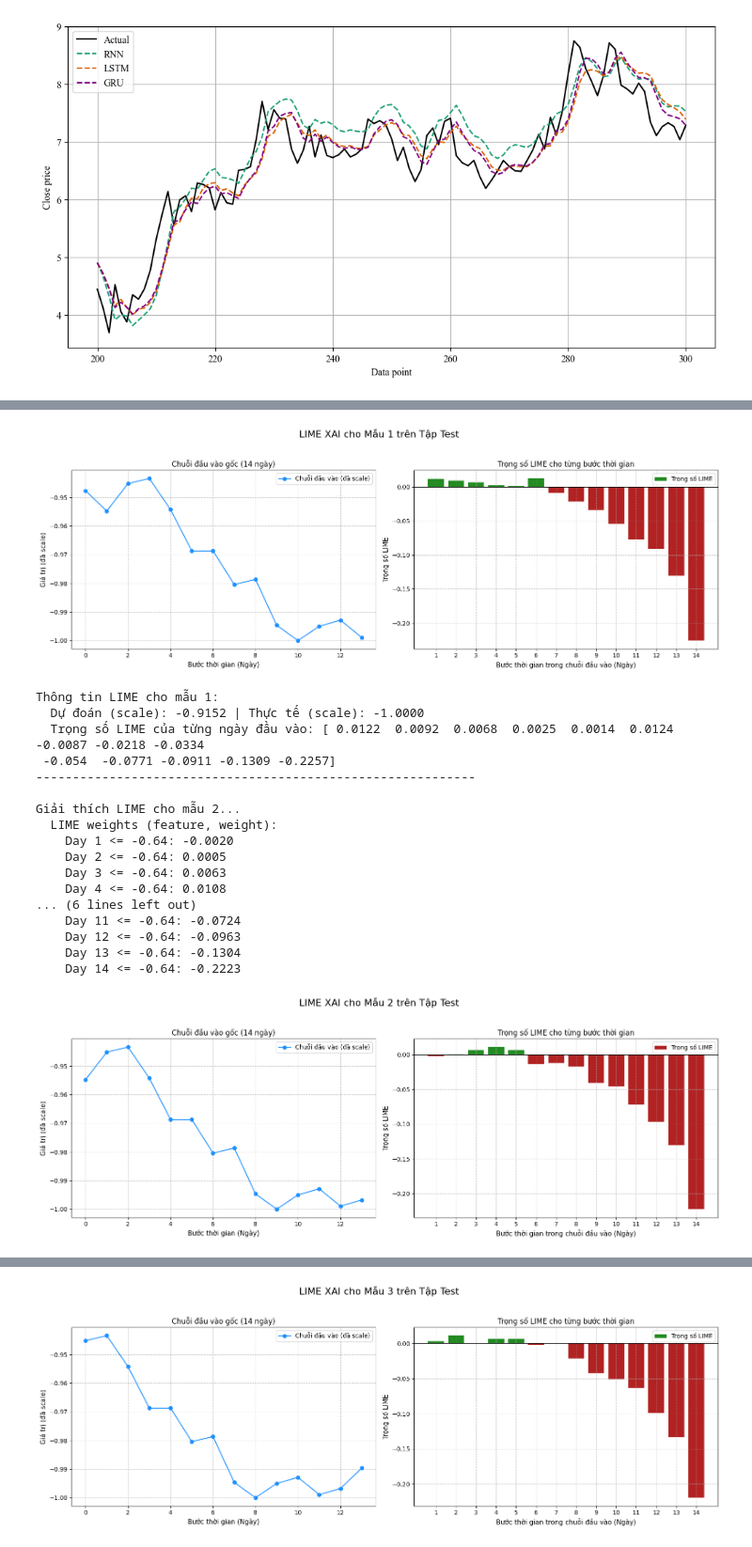
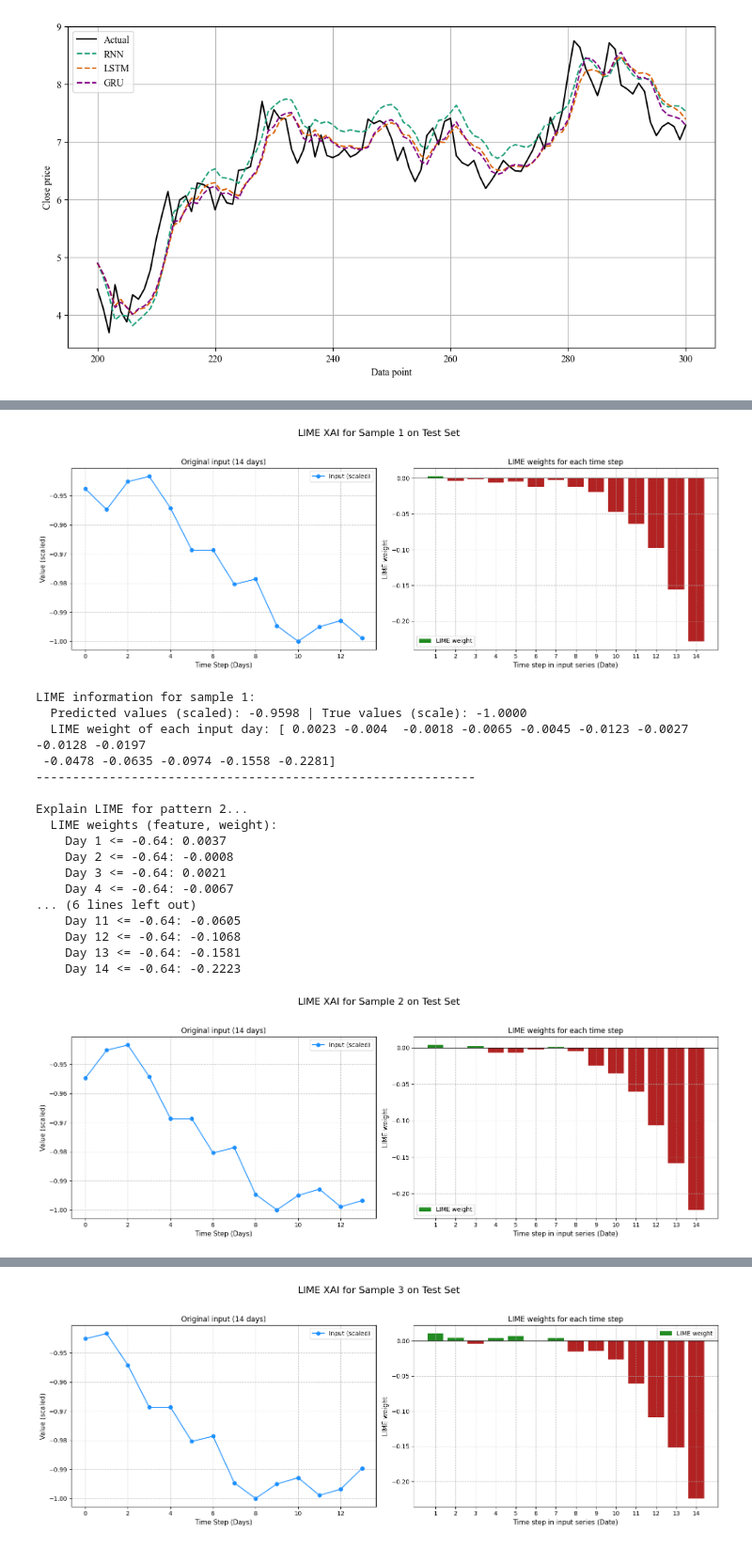
Before and after one commit to ThienNguyen3001/Stock-Price-Prediction-RNN-LSTM-GRU, a Jupyter notebook: stock_price_predict.ipynb, the cells around one changed output, grey strips where cells are left out. Shown at 94% size. Cells and saved outputs as stored; diff of their text form; code cells hidden in the pictures.

Commit message:
Được tạo bằng Colab

```diff
--- a/stock_price_predict.ipynb
+++ b/stock_price_predict.ipynb
@@ -1055,16 +1024,16 @@ import torch
 import numpy as np
 import matplotlib.pyplot as plt
 
-# Giả sử lstm_model, X_train, X_test, sequence_length, scaler đã được định nghĩa
+# Giả sử gru_model, X_train, X_test, sequence_length, scaler đã được định nghĩa
 # và X_train, X_test là tensor trên device.
 
-print("\n\nGiải thích mô hình LSTM bằng XAI (LIME)")
-lstm_model.eval()
+print("\n\nExplain LSTM model using XAI (LIME)")
+gru_model.eval()
 
 # 1. Định nghĩa hàm dự đoán cho LIME
 # Hàm này nhận đầu vào là một NumPy array (số mẫu, số đặc trưng đã flatten)
 # và trả về dự đoán của mô hình (NumPy array)
-def predict_fn_lstm_lime(numpy_data):
+def predict_fn_lime(numpy_data):
     # numpy_data có shape (num_samples, sequence_length * num_features_per_step)
     # hoặc (num_samples, sequence_length) nếu num_features_per_step = 1
 
@@ -1082,7 +1051,7 @@ def predict_fn_lstm_lime(numpy_data):
         tensor_data = tensor_data.unsqueeze(2) # Thêm chiều feature nếu cần
 
     with torch.no_grad():
-        predictions = lstm_model(tensor_data)
+        predictions = gru_model(tensor_data)
     # LIME thường mong đợi output cho regression có shape (num_samples,)
     return predictions.squeeze().cpu().numpy()
 
@@ -1113,12 +1082,12 @@ if len(X_test) >= num_samples_to_explain:
         # LIME thường làm việc với từng điểm thời gian như một feature riêng lẻ
         instance_to_explain_lime = X_test[i, :, 0].cpu().detach().numpy() # Shape: (sequence_length,)
 
-        print(f"\nGiải thích LIME cho mẫu {i+1}...")
+        print(f"\nExplain LIME for pattern {i+1}...")
         # Giải thích cho instance này
         # num_features là số lượng đặc trưng quan trọng nhất bạn muốn LIME hiển thị
         explanation_lime = explainer_lime.explain_instance(
             data_row=instance_to_explain_lime,
-            predict_fn=predict_fn_lstm_lime,
+            predict_fn=predict_fn_lime,
             num_features=sequence_length # Hiển thị tất cả các bước thời gian
         )
 
@@ -1138,31 +1107,26 @@ if len(X_test) >= num_samples_to_explain:
                     feature_indices_from_lime.append(day_index)
                 print(f"    {feature_str}: {weight:.4f}")
             except (ValueError, IndexError) as e:
-                print(f"    Không thể parse feature từ LIME: {feature_str} ({e})")
-
-        # Kiểm tra xem có đủ feature không
-        if len(feature_indices_from_lime) != sequence_length:
-            print(f"    Cảnh báo: LIME không trả về đủ {sequence_length} features. Kiểm tra lại thiết lập.")
-
+                print(f"    Unable to parse feature from LIME: {feature_str} ({e})")
 
         # 5. Trực quan hóa (tương tự)
         original_input_sample_scaled = instance_to_explain_lime
 
         fig, axs = plt.subplots(1, 2, figsize=(16, 6))
-        fig.suptitle(f'LIME XAI cho Mẫu {i+1} trên Tập Test', fontsize=16)
+        fig.suptitle(f'LIME XAI for Sample {i+1} on Test Set', fontsize=16)
 
-        axs[0].plot(range(sequence_length), original_input_sample_scaled, marker='o', linestyle='-', color='dodgerblue', label='Chuỗi đầu vào (đã scale)')
-        axs[0].set_title(f'Chuỗi đầu vào gốc ({sequence_length} ngày)', fontsize=12)
-        axs[0].set_xlabel('Bước thời gian (Ngày)', fontsize=11)
-        axs[0].set_ylabel('Giá trị (đã scale)', fontsize=11)
+        axs[0].plot(range(sequence_length), original_input_sample_scaled, marker='o', linestyle='-', color='dodgerblue', label='Input (scaled)')
+        axs[0].set_title(f'Original input ({sequence_length} days)', fontsize=12)
+        axs[0].set_xlabel('Time Step (Days)', fontsize=11)
+        axs[0].set_ylabel('Value (scaled)', fontsize=11)
         axs[0].grid(True, linestyle='--', alpha=0.7)
         axs[0].legend(fontsize=10)
 
         bar_colors_lime = ['forestgreen' if x > 0 else 'firebrick' for x in sample_lime_attributions]
-        axs[1].bar(range(sequence_length), sample_lime_attributions, color=bar_colors_lime, label='Trọng số LIME')
-        axs[1].set_title(f'Trọng số LIME cho từng bước thời gian', fontsize=12)
-        axs[1].set_xlabel('Bước thời gian trong chuỗi đầu vào (Ngày)', fontsize=11)
-        axs[1].set_ylabel('Trọng số LIME', fontsize=11)
+        axs[1].bar(range(sequence_length), sample_lime_attributions, color=bar_colors_lime, label='LIME weight')
+        axs[1].set_title(f'LIME weights for each time step', fontsize=12)
+        axs[1].set_xlabel('Time step in input series (Date)', fontsize=11)
+        axs[1].set_ylabel('LIME weight', fontsize=11)
         axs[1].axhline(0, color='black', linewidth=0.8)
         axs[1].set_xticks(range(sequence_length)) # Đảm bảo hiển thị đủ các ngày
         axs[1].set_xticklabels([f'{j+1}' for j in range(sequence_length)]) # Nhãn cho các ngày
@@ -1174,13 +1138,11 @@ if len(X_test) >= num_samples_to_explain:
 
         # In thông tin (tương tự script của bạn)
         input_for_pred_lime = X_test[i].unsqueeze(0)
-        predicted_value_scaled_lime = lstm_model(input_for_pred_lime).item()
+        predicted_value_scaled_lime = gru_model(input_for_pred_lime).item()
         actual_value_scaled_lime = y_test_lstm[i].item()
         # (Thêm phần unscale nếu cần)
-        print(f"Thông tin LIME cho mẫu {i+1}:")
-        print(f"  Dự đoán (scale): {predicted_value_scaled_lime:.4f} | Thực tế (scale): {actual_value_scaled_lime:.4f}")
-        print(f"  Trọng số LIME của từng ngày đầu vào: {np.round(sample_lime_attributions, 4)}")
+        print(f"LIME information for sample {i+1}:")
+        print(f"  Predicted values (scaled): {predicted_value_scaled_lime:.4f} | True values (scale): {actual_value_scaled_lime:.4f}")
+        print(f"  LIME weight of each input day: {np.round(sample_lime_attributions, 4)}")
         print("-" * 60)
-else:
-    print("Không đủ mẫu trong X_test để thực hiện giải thích LIME.")
 # %% [output]
@@ -1205,19 +1167,19 @@ Giải thích LIME cho mẫu 1...
-[figure, old version]
+[figure, new version]
-Thông tin LIME cho mẫu 1:
-  Dự đoán (scale): -0.9152 | Thực tế (scale): -1.0000
-  Trọng số LIME của từng ngày đầu vào: [ 0.0122  0.0092  0.0068  0.0025  0.0014  0.0124 -0.0087 -0.0218 -0.0334
- -0.054  -0.0771 -0.0911 -0.1309 -0.2257]
+LIME information for sample 1:
+  Predicted values (scaled): -0.9598 | True values (scale): -1.0000
+  LIME weight of each input day: [ 0.0023 -0.004  -0.0018 -0.0065 -0.0045 -0.0123 -0.0027 -0.0128 -0.0197
+ -0.0478 -0.0635 -0.0974 -0.1558 -0.2281]
 ------------------------------------------------------------
 
-Giải thích LIME cho mẫu 2...
+Explain LIME for pattern 2...
   LIME weights (feature, weight):
-    Day 1 <= -0.64: -0.0020
-    Day 2 <= -0.64: 0.0005
-    Day 3 <= -0.64: 0.0063
-    Day 4 <= -0.64: 0.0108
+    Day 1 <= -0.64: 0.0037
+    Day 2 <= -0.64: -0.0008
+    Day 3 <= -0.64: 0.0021
+    Day 4 <= -0.64: -0.0067
 ... (6 lines left out)
-    Day 11 <= -0.64: -0.0724
-    Day 12 <= -0.64: -0.0963
-    Day 13 <= -0.64: -0.1304
+    Day 11 <= -0.64: -0.0605
+    Day 12 <= -0.64: -0.1068
+    Day 13 <= -0.64: -0.1581
     Day 14 <= -0.64: -0.2223
-[figure, old version]
+[figure, new version]
@@ -1241 +1203 @@ Giải thích LIME cho mẫu 3...
-[figure, old version]
+[figure, new version]
```
Also changed, not shown: parts of 9 cells of this notebook.
